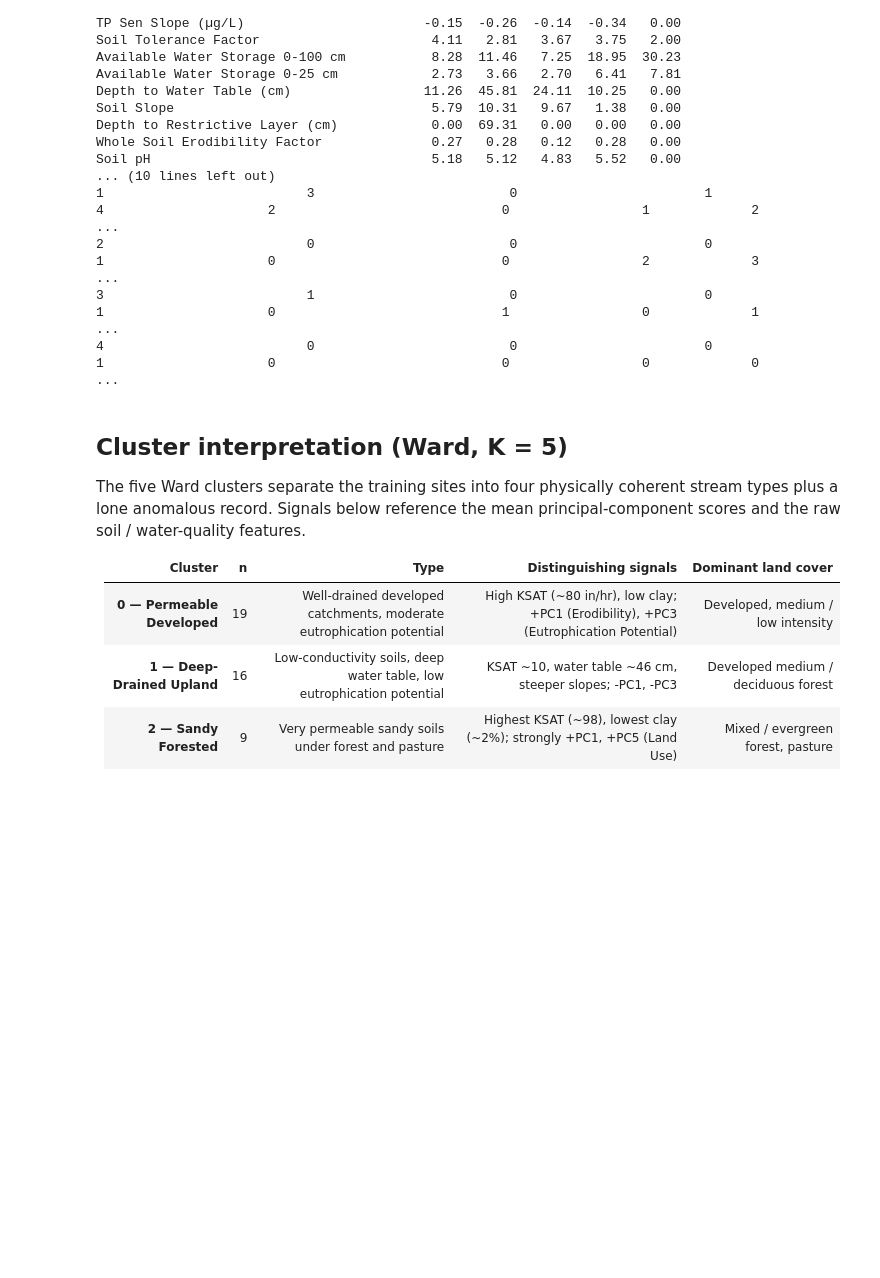
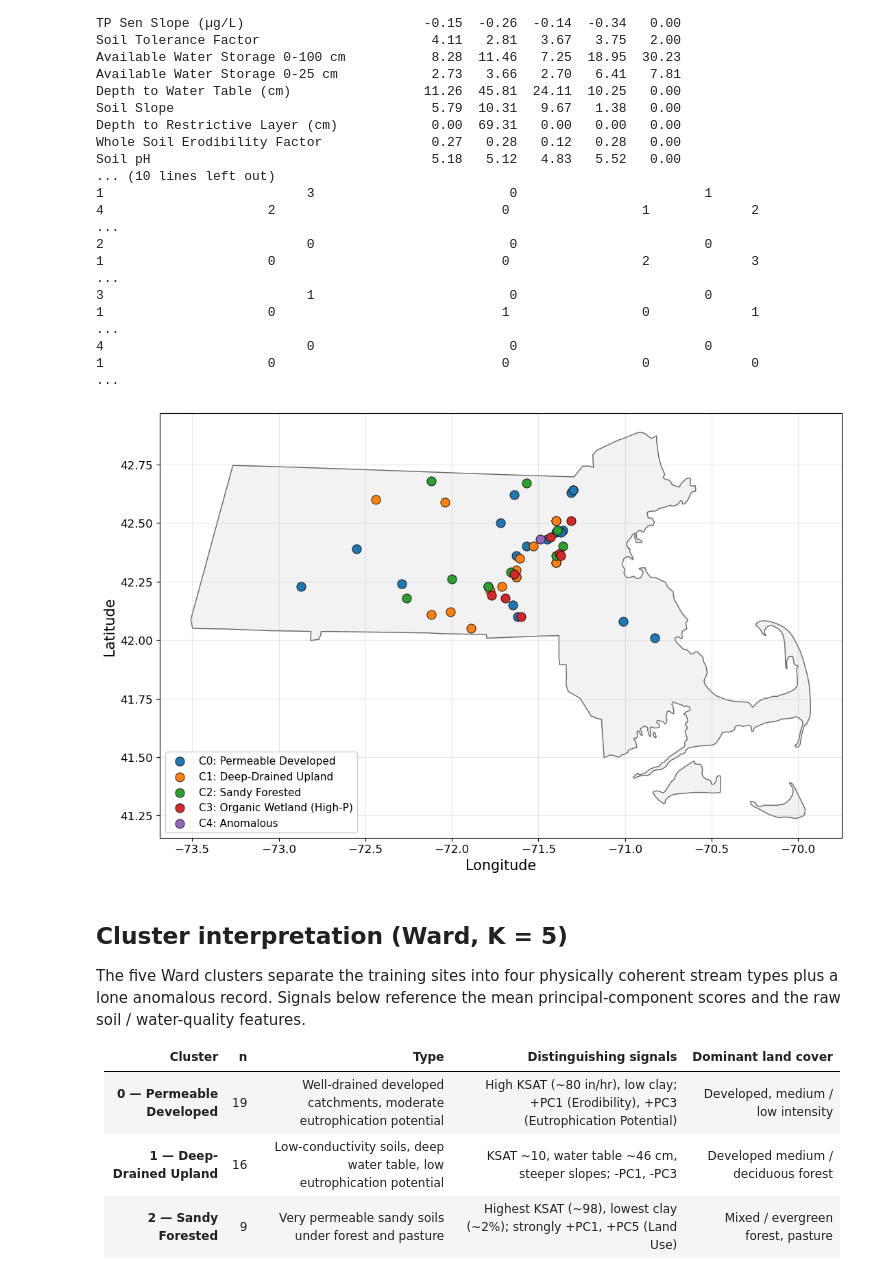
Before and after one commit to narslab/stream-station-typology, a Jupyter notebook: bin/ss-typology.ipynb, the cells around one changed output. Cells and saved outputs as stored; diff of their text form; code cells hidden in the pictures; blank space fills up the shorter version.

```diff
--- a/bin/ss-typology.ipynb
+++ b/bin/ss-typology.ipynb
@@ -566,6 +566,40 @@ Soil pH                                    5.18   5.12   4.83   5.52   0.00
 2                          0                         0                        0                           1                     0                             0                 2             3          ...
 3                          1                         0                        0                           1                     0                             1                 0             1          ...
 4                          0                         0                        0                           1                     0                             0                 0             0          ...
+# %%
+# --- Site map: training stations over the Massachusetts outline ---
+import json
+
+ma = json.load(open(ROOT / "data" / "geo" / "massachusetts.geojson"))
+
+def iter_rings(geom):
+    if geom["type"] == "Polygon":
+        yield from geom["coordinates"]
+    else:                                  # MultiPolygon (mainland + islands)
+        for poly in geom["coordinates"]:
+            yield from poly
+
+fig, ax = plt.subplots(figsize=(12, 7))
+for ring in iter_rings(ma["geometry"]):
+    xs, ys = zip(*ring)
+    ax.fill(xs, ys, color="0.95", zorder=0)
+    ax.plot(xs, ys, color="0.4", lw=1, zorder=1)
+
+for c in range(K):
+    m = train["Cluster"] == c
+    ax.scatter(train.loc[m, "Longitude"], train.loc[m, "Latitude"],
+               c=[PALETTE[c]], s=90, edgecolors="black", linewidth=.6,
+               label=f"C{c}: {CLUSTER_NAMES[c]}", zorder=3)
+
+ax.set_aspect(1 / np.cos(np.deg2rad(train["Latitude"].mean())))  # geographic aspect
+ax.set(xlabel="Longitude", ylabel="Latitude")
+ax.legend(loc="lower left", framealpha=.95)
+ax.grid(alpha=.3)
+fig.tight_layout()
+fig.savefig(FIG / "typology-site-map.png", dpi=200, bbox_inches="tight")
+plt.show()
+# %% [output]
+[figure, added]
 # %% [markdown]
 ## Cluster interpretation (Ward, K = 5)
 
```
Also changed, not shown: parts of 1 cell of this notebook, 5 other files.
